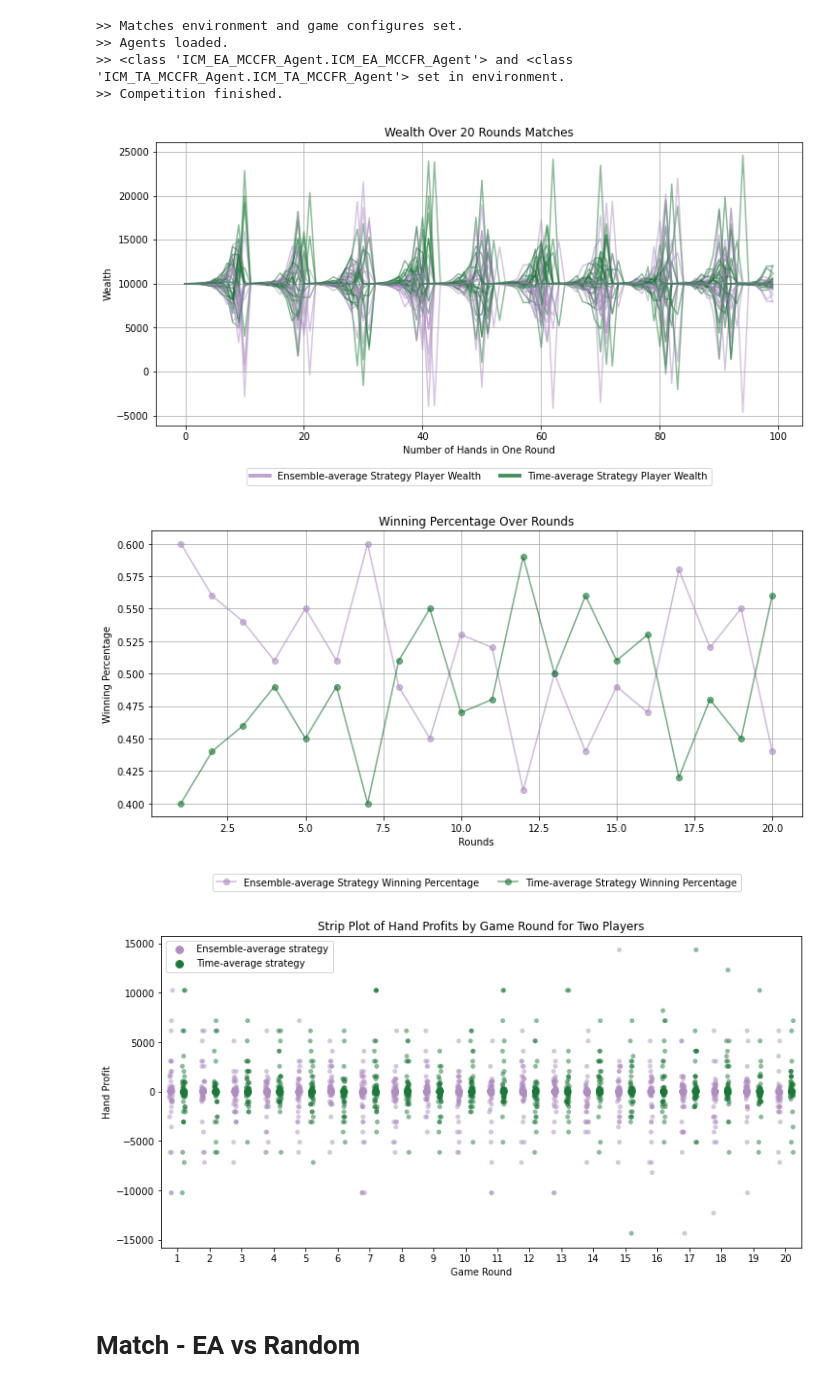
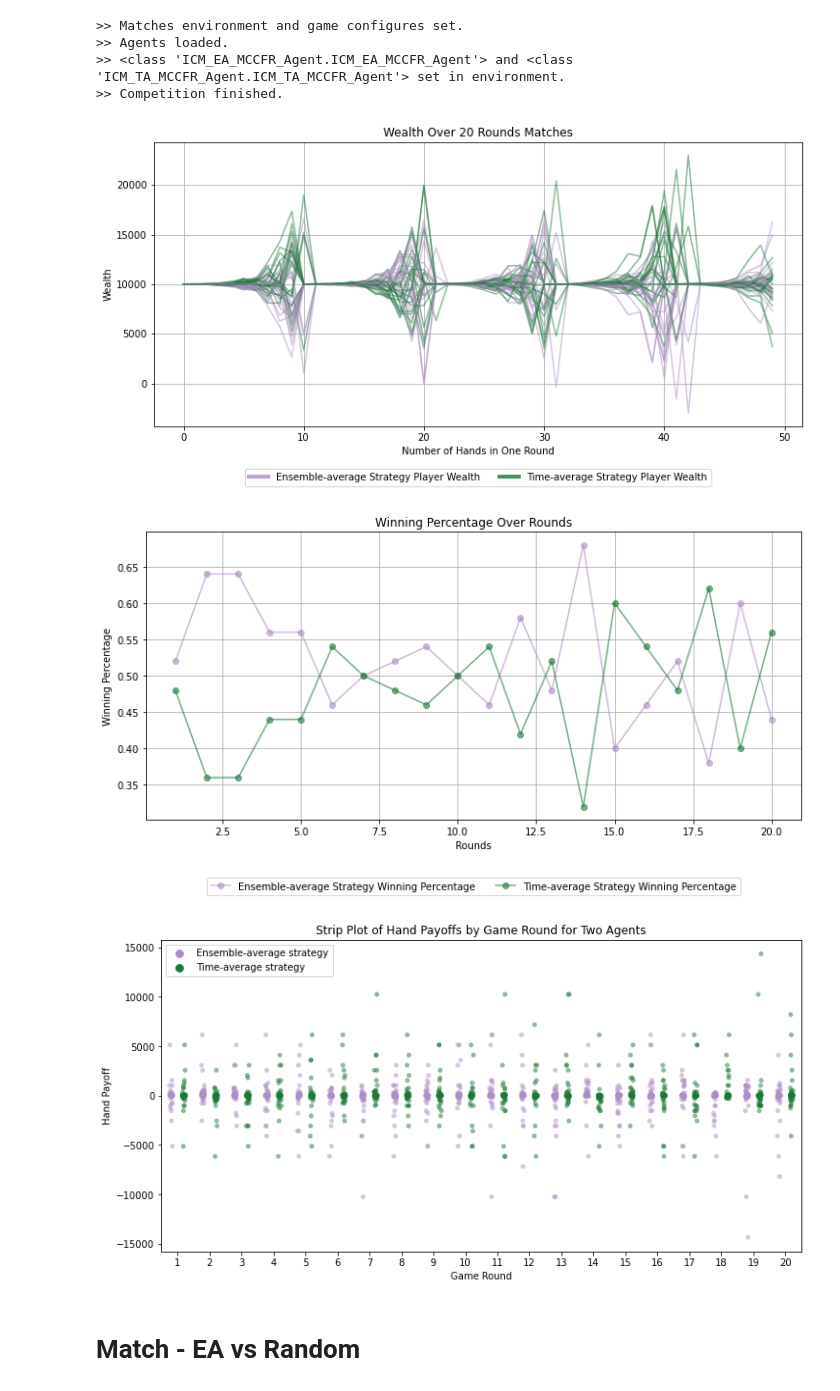
Before and after one commit to ysssishan/Ensemble_Optimal_GTO_Poker, a Jupyter notebook: ICM_Integrated/Matches_diff_setting.ipynb, the cells around one changed output. Drawn from its saved outputs; the diff is of its cells as text; code cells hidden in the pictures.

```diff
--- a/ICM_Integrated/Matches_diff_setting.ipynb
+++ b/ICM_Integrated/Matches_diff_setting.ipynb
@@ -169,7 +169,7 @@ agents = load_agents(env, model_paths)
 set_agents(env, [agents['player_ea'], agents['player_ta']])
 
 #  Run matches
-all_p1_wealth, all_p2_wealth, all_p1_wins, all_p2_wins, all_p1_wins_prob, all_p2_wins_prob, all_p1_payoffs, all_p2_payoffs, all_trajectories = matches_run(rounds=20,hands=100,env=env,initial_chips=10000,small_blind_multiplier=2)
+all_p1_wealth, all_p2_wealth, all_p1_wins, all_p2_wins, all_p1_wins_prob, all_p2_wins_prob, all_p1_payoffs, all_p2_payoffs, all_trajectories = matches_run(rounds=20,hands=50,env=env,initial_chips=10000,small_blind_multiplier=2)
 # %% [output]
 >> Matches environment and game configures set.
 >> Agents loaded.
@@ -217,31 +217,31 @@ plt.subplots_adjust(bottom=0.2)
 plt.grid(True)
 plt.show()
 # %% [output]
-[figure, old version]
+[figure, new version]
-[figure, old version]
+[figure, new version]
 # %%
 # plot payoffs
 data = []
 for rounds, payoffs in all_p1_payoffs.items():
     for payoff in payoffs:
         data.append({'Round': rounds, 'Player': 'Ensemble-average strategy','Payoffs': payoff})
 
 for rounds, payoffs in all_p2_payoffs.items():
     for payoff in payoffs:
         data.append({'Round': rounds, 'Player': 'Time-average strategy','Payoffs': payoff})
 df = pd.DataFrame(data)
 
 # violin plot
 plt.figure(figsize=(12, 6))
 palette = {'Ensemble-average strategy': '#af8dc3', 'Time-average strategy': '#1b7837'}
 sns.stripplot(x='Round', y='Payoffs', hue='Player', data=df, palette=palette, jitter=True, dodge=True, alpha=0.5)
-plt.title('Strip Plot of Hand Profits by Game Round for Two Players')
+plt.title('Strip Plot of Hand Payoffs by Game Round for Two Agents')
 plt.xlabel('Game Round')
-plt.ylabel('Hand Profit')
+plt.ylabel('Hand Payoff')
 plt.legend()
 plt.show()
 # %% [output]
-[figure, old version]
+[figure, new version]
 # %% [markdown]
 # Match - EA vs Random
 # %%
```
Also changed, not shown: parts of 5 cells of this notebook.
